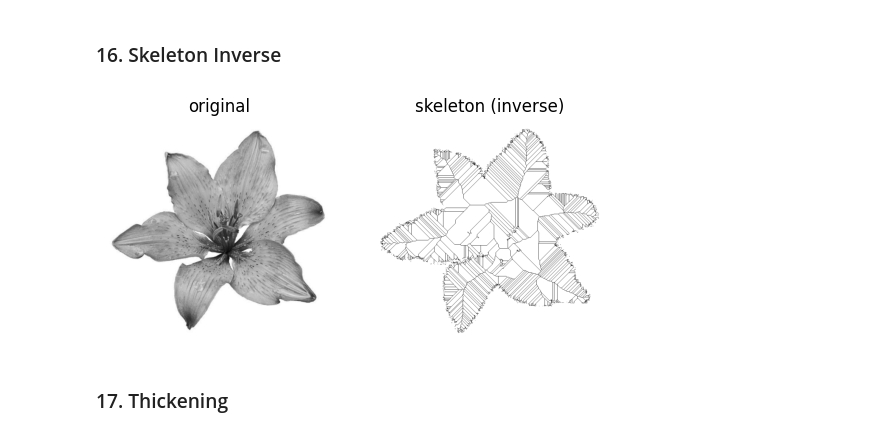
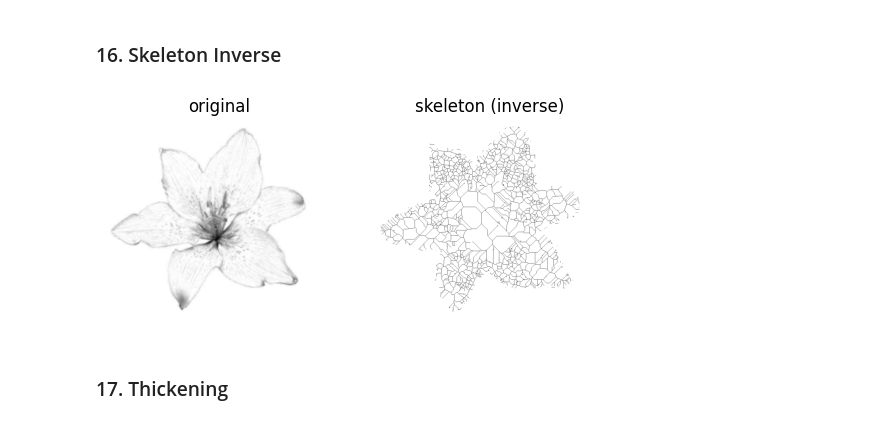
Before and after one commit to BrianMohamadSafiudin/PCVK_Ganjil_2023, a Jupyter notebook: Week8.ipynb, the cells around one changed output. Saved outputs shown, nothing was run; the diff lists cells and outputs as text; code cells hidden in the pictures.

```diff
--- a/Week8.ipynb
+++ b/Week8.ipynb
@@ -462,26 +460,26 @@ plt.show()
 # %%
 from skimage import io
 from matplotlib import pyplot as plt
 from skimage import filters
 from skimage.morphology import skeletonize
 # read image
-img = io.imread('/content/drive/MyDrive/PCVK/Images/lily.jpg')[..., 0]
+img = io.imread('/content/drive/MyDrive/PCVK/Images/lily2.jpg')[..., 0]
 # Note: we want the black bits to be True, so use <
 binary = img < filters.threshold_triangle(img)
 # skeletonize image
 skeleton = skeletonize(binary)
 # print images
 fig, ax = plt.subplots(1, 2)
 ax[0].imshow(img, cmap='gray')
 ax[0].set_title('original')
 ax[0].set_axis_off()
 # note the reversed colormap, gray_r
 ax[1].imshow(skeleton, cmap='gray_r')
 ax[1].set_title('skeleton (inverse)')
 ax[1].set_axis_off()
 plt.show()
 # %% [output]
-[figure, old version]
+[figure, new version]
 # %% [markdown]
 ### 17. Thickening
 # %%
```
Also changed, not shown: parts of 16 cells of this notebook.
